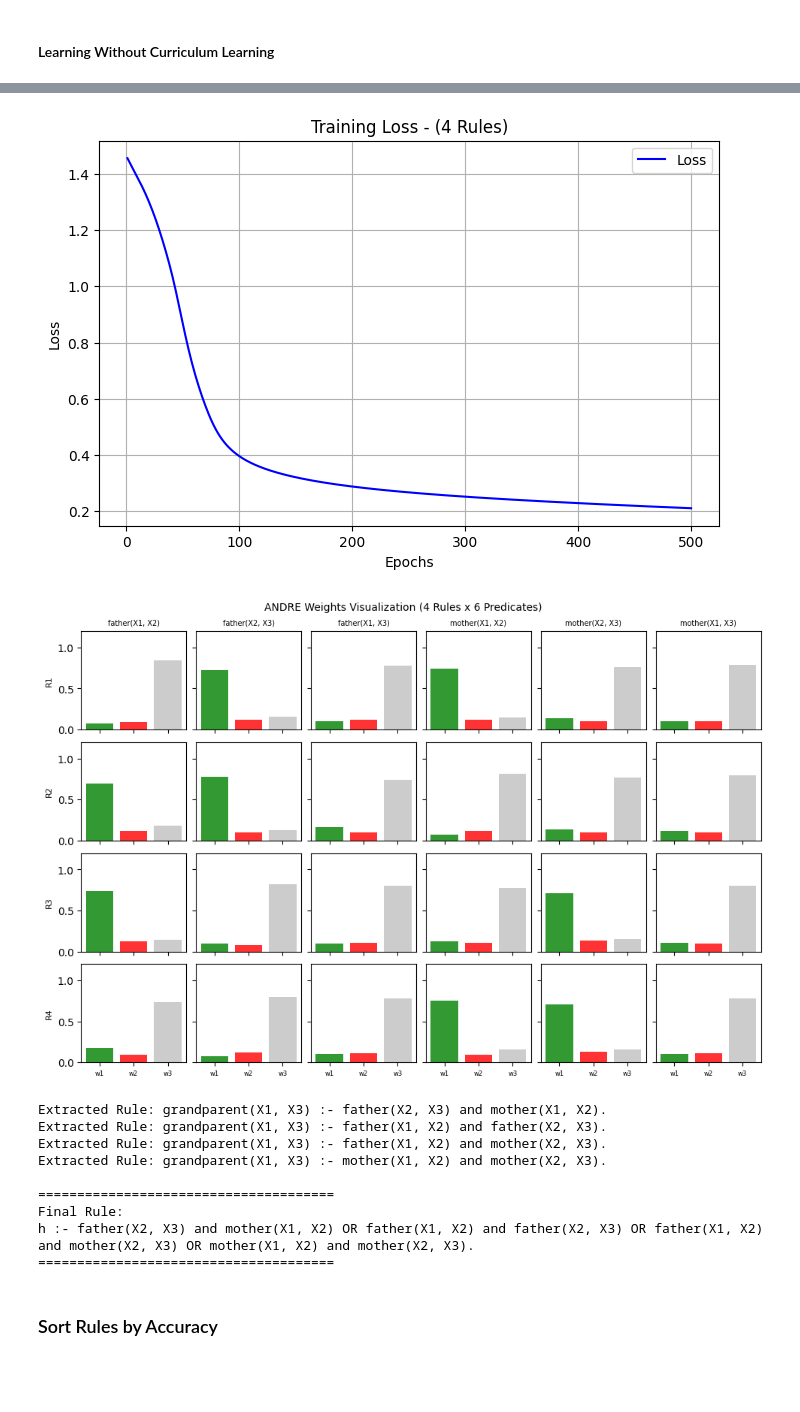
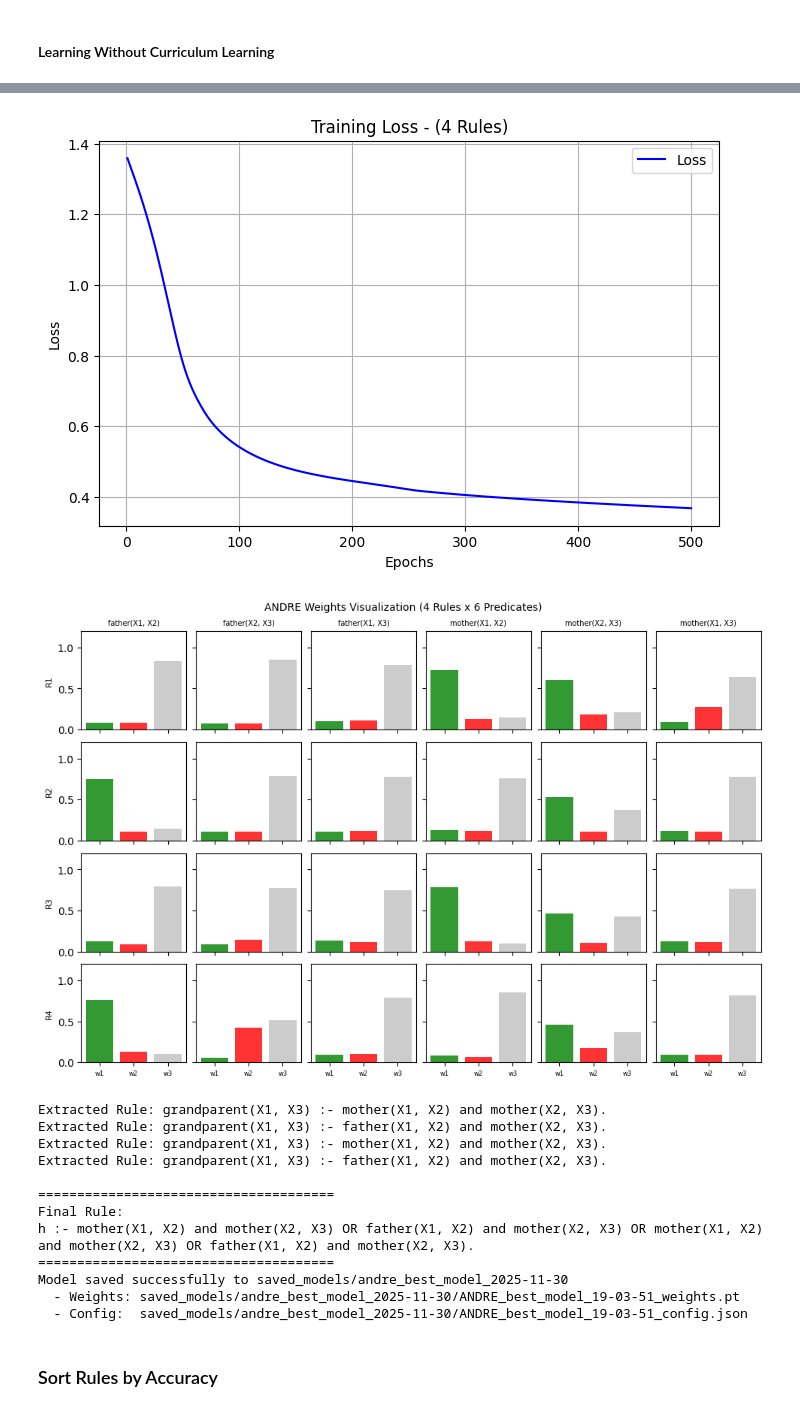
Before and after one commit to iman-sharifi-ghb/ANDRE, a Jupyter notebook: AUX.ipynb, the cells around one changed output, grey strips where cells are left out. Drawn from its saved outputs; the diff is of its cells as text; code cells hidden in the pictures; blank space fills up the shorter version.

```diff
--- a/AUX.ipynb
+++ b/AUX.ipynb
@@ -112,7 +202,7 @@ cosine = nn.CosineSimilarity(dim=1)
 # Multi-Restart Training
 best_state_dict = None
 best_loss = float('inf')
-best_hard_metric = -float('inf')
+best_eval_metric = -float('inf')
 best_losses = []
 
 # Move data to device
@@ -174,7 +264,7 @@ for num_rules in [3]:
                     Sum_Fx = sum(torch.exp(-0.5 * ((M - 1.0) / 0.2)**2) / (0.2 * math.sqrt(2 * math.pi)) for M in M_connected)
                     conn_loss_1 = 0.5 * Sum_Fx / len(M_connected)
                     conn_loss_2 = nn.MSELoss()(conn_loss_1, 2 * torch.ones_like(conn_loss_1))
-                    conn_loss = conn_loss_1 + conn_loss_2
+                    conn_loss = 3 * conn_loss_1 + 0.01 * conn_loss_2
                     conn_loss = conn_loss.sum() / xb.size(0)
 
                     # Entropy Loss
@@ -206,14 +296,18 @@ for num_rules in [3]:
         precision = metrics['precision']
         recall = metrics['recall']
         f1_score = metrics['f1_score']
+        print(f"Evaluation Metrics - Accuracy: {accuracy:.4f}, Precision: {precision:.4f}, Recall: {recall:.4f}, F1-Score: {f1_score:.4f}")
 
         # hard_metric = 0.25 * (accuracy + precision + recall + f1_score)
         hard_metric = accuracy * precision * recall
+        soft_accuracy = accuracy
 
-        print(f"Num Rules: {num_rules + 1}, Restart {restart+1}/{num_restarts}, Hard Metric: {hard_metric:.4f}.")
-        if best_hard_metric < hard_metric:
-            print(f"New best model found with {num_rules + 1} rules and hard metric {hard_metric:.4f}.")
-            best_hard_metric = hard_metric
+        eval_metric = soft_accuracy
+
+        print(f"Num Rules: {num_rules + 1}, Restart {restart+1}/{num_restarts}, Evaluation Metric: {eval_metric:.4f}.")
+        if best_eval_metric < eval_metric:
+            print(f"**** New Best Model ****")
+            best_eval_metric = eval_metric
             best_state_dict = deepcopy(model.state_dict())
             best_losses = losses_andre
             best_num_rules = num_rules + 1
@@ -265,4 +359,8 @@ print("\n======================================")
 print("Final Rule:")
 print(final_rule)
 print("======================================")
+
+# Save the best model
+if save_model:
+    best_model.save_model(save_dir=f"saved_models/andre_best_model_{today_date}", model_name=f"ANDRE_best_model_{today_hour}")
 # %% [output]
@@ -283,17 +384,20 @@ Precision:   1.0000
 ------------------------------------------------------------
 Support: Positive=71, Negative=57
 ============================================================
-[figure, old version]
+[figure, new version]
-[figure, old version]
+[figure, new version]
-Extracted Rule: grandparent(X1, X3) :- father(X2, X3) and mother(X1, X2).
-Extracted Rule: grandparent(X1, X3) :- father(X1, X2) and father(X2, X3).
+Extracted Rule: grandparent(X1, X3) :- mother(X1, X2) and mother(X2, X3).
 Extracted Rule: grandparent(X1, X3) :- father(X1, X2) and mother(X2, X3).
 Extracted Rule: grandparent(X1, X3) :- mother(X1, X2) and mother(X2, X3).
+Extracted Rule: grandparent(X1, X3) :- father(X1, X2) and mother(X2, X3).
 
 ======================================
 Final Rule:
-h :- father(X2, X3) and mother(X1, X2) OR father(X1, X2) and father(X2, X3) OR father(X1, X2) and mother(X2, X3) OR mother(X1, X2) and mother(X2, X3).
+h :- mother(X1, X2) and mother(X2, X3) OR father(X1, X2) and mother(X2, X3) OR mother(X1, X2) and mother(X2, X3) OR father(X1, X2) and mother(X2, X3).
 ======================================
+Model saved successfully to saved_models/andre_best_model_2025-11-30
+  - Weights: saved_models/andre_best_model_2025-11-30/ANDRE_best_model_19-03-51_weights.pt
+  - Config:  saved_models/andre_best_model_2025-11-30/ANDRE_best_model_19-03-51_config.json
 # %% [markdown]
 ### Sort Rules by Accuracy
 # %%
```
Also changed, not shown: parts of 2 cells of this notebook, 3 other files.
